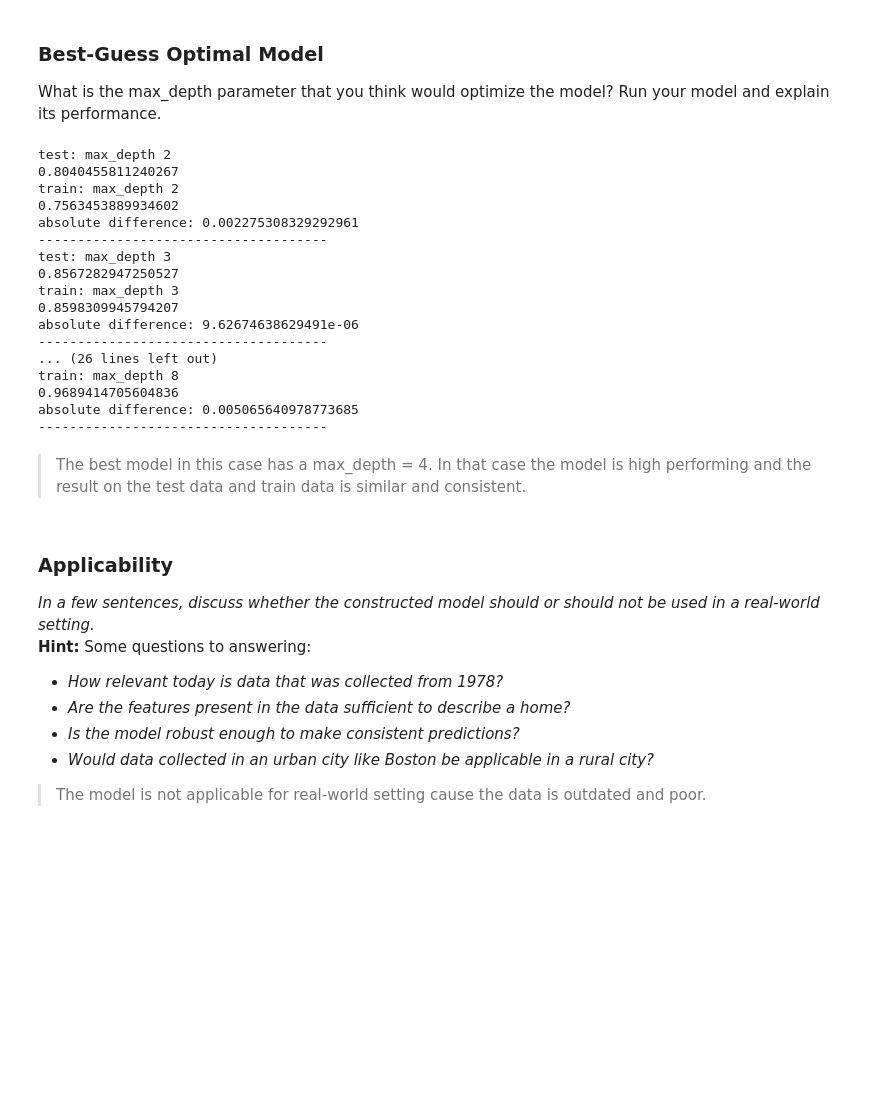
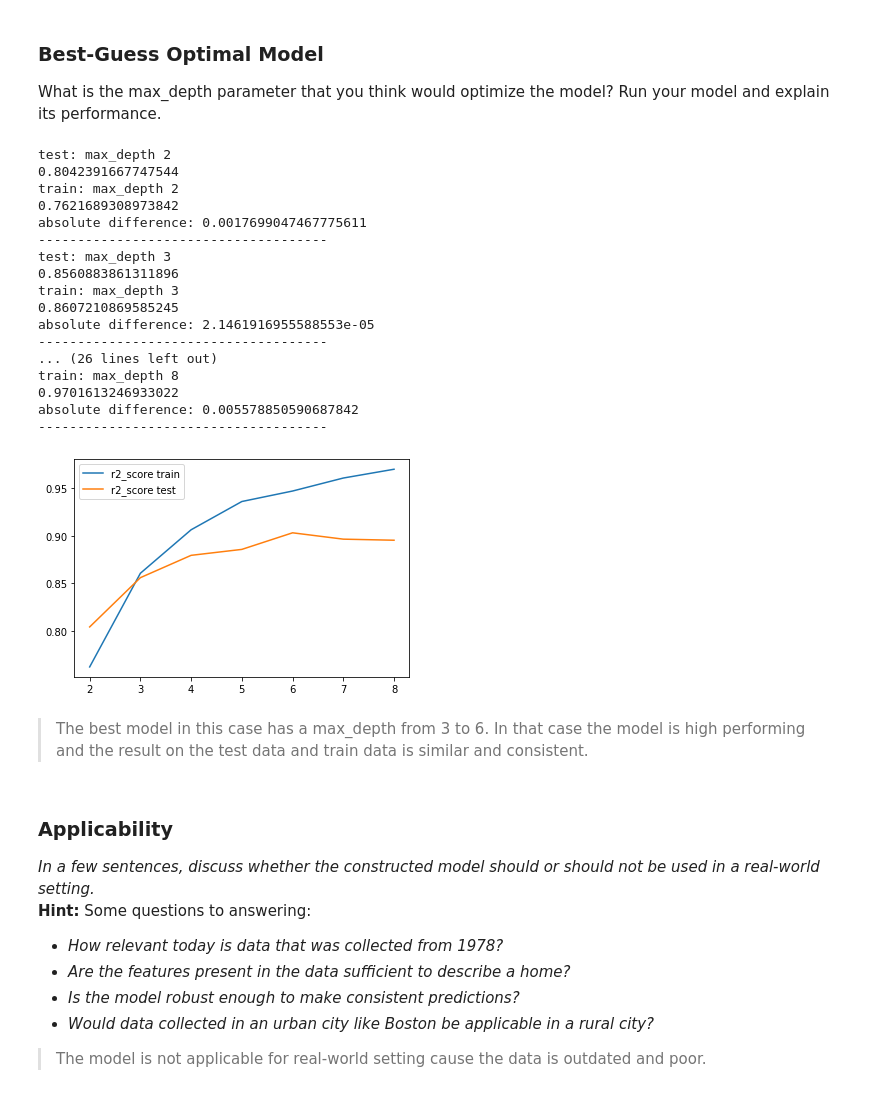
Before and after one commit to rebeccaestiarte/lab-problems-with-ML, a Jupyter notebook: your-code/lab_boston_housing.ipynb, the cells around one changed output. Cells and saved outputs as stored; diff of their text form; code cells hidden in the pictures; blank space fills up the shorter version.

```diff
--- a/your-code/lab_boston_housing.ipynb
+++ b/your-code/lab_boston_housing.ipynb
@@ -311,46 +311,58 @@ What is the max_depth parameter that you think would optimize the model? Run you
 # Produce a plot with the score for the testing and training for the different max depths
 
 max_depth_par = [2,3,4,5,6,7,8]
+
+r2_scores_train = []
+r2_scores_test = []
 for parameter in max_depth_par:
     rfr = RandomForestRegressor(max_depth=parameter)
     rfr.fit(X_train, y_train)
 
     y_predict_test = rfr.predict(X_test)
     y_predict_train = rfr.predict(X_train)
 
     scores_test =  r2_score(y_test, y_predict_test)
     scores_train =  r2_score(y_train, y_predict_train)
 
     print("test: max_depth", parameter)
     print (scores_test)
 
     print("train: max_depth", parameter)
     print (scores_train)
 
     var = (scores_train-scores_test)**2
     print("absolute difference:", var)
 
     print("-------------------------------------")
+
+    r2_scores_test.append(scores_test)
+    r2_scores_train.append(scores_train)
+
+plt.plot(max_depth_par, r2_scores_train, label='r2_score train')
+plt.plot(max_depth_par, r2_scores_test, label='r2_score test')
+plt.legend()
+plt.show()
 # %% [output]
 test: max_depth 2
-0.8040455811240267
+0.8042391667747544
 train: max_depth 2
-0.7563453889934602
-absolute difference: 0.002275308329292961
+0.7621689308973842
+absolute difference: 0.0017699047467775611
 -------------------------------------
 test: max_depth 3
-0.8567282947250527
+0.8560883861311896
 train: max_depth 3
-0.8598309945794207
-absolute difference: 9.62674638629491e-06
+0.8607210869585245
+absolute difference: 2.1461916955588553e-05
 -------------------------------------
 ... (26 lines left out)
 train: max_depth 8
-0.9689414705604836
-absolute difference: 0.005065640978773685
+0.9701613246933022
+absolute difference: 0.005578850590687842
 -------------------------------------
+[figure, added]
 # %% [markdown]
-> The best model in this case has a max_depth = 4. In that case the
+> The best model in this case has a max_depth from 3 to 6. In that case the
 model is high performing and the result on the test data and train data is similar and consistent.
 # %% [markdown]
 ### Applicability
```
Also changed, not shown: 1 other file.
